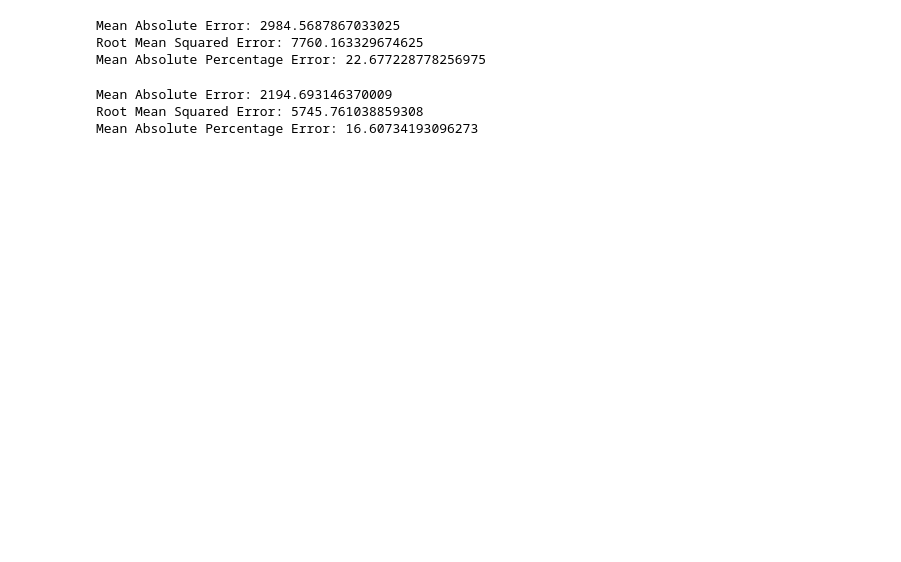
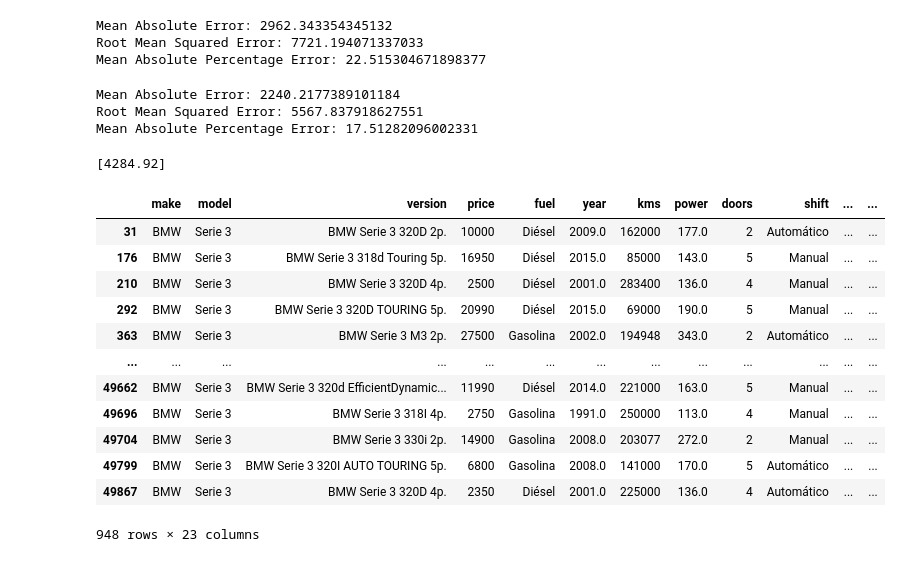
Before and after one commit to Triceratroll/car-price-prediction, a Jupyter notebook: demo_project.ipynb, the cells around one changed output. Drawn from its saved outputs; the diff is of its cells as text; code cells hidden in the pictures; blank space fills up the shorter version.

Commit message:
add: modelo con prediccion

```diff
--- a/demo_project.ipynb
+++ b/demo_project.ipynb
@@ -37,6 +66,9 @@ print(df.isnull().sum())
 # Delete column price_financed (not useful and lots of na)
 df.drop(['price_financed'], axis = 1, inplace = True)
 
+# Delete other non useful columns
+df.drop(columns=['url', 'company', 'publish_date', 'insert_date'], inplace=True)
+
 # Drop rows with missing values
 cars = df.dropna()
 
@@ -103,6 +191,7 @@ version_le = LabelEncoder()
 fuel_le = LabelEncoder()
 shift_le = LabelEncoder()
 color_le = LabelEncoder()
+province_le = LabelEncoder()
 
 # Fit the encoder to the "make" column
 make_le.fit(cars["make"])
@@ -111,6 +200,7 @@ version_le.fit(cars["version"])
 fuel_le.fit(cars["fuel"])
 shift_le.fit(cars["shift"])
 color_le.fit(cars["color"])
+province_le.fit(cars["province"])
 
 # Transform the "make" column into numeric values
 make_encoded = make_le.transform(cars["make"])
@@ -119,6 +209,7 @@ version_encoded = version_le.transform(cars["version"])
 fuel_encoded = fuel_le.transform(cars["fuel"])
 shift_encoded = shift_le.transform(cars["shift"])
 color_encoded = color_le.transform(cars["color"])
+province_encoded = province_le.transform(cars["province"])
 
 # Add the encoded values to the dataset
 cars["make_encoded"] = make_encoded
@@ -126,3 +217,5 @@ cars["model_encoded"] = model_encoded
 cars["version_encoded"] = version_encoded
 cars["fuel_encoded"] = fuel_encoded
 cars["shift_encoded"] = shift_encoded
+cars["color_encoded"] = color_encoded
+cars["province_encoded"] = province_encoded
@@ -134,7 +300,7 @@ from sklearn.tree import DecisionTreeRegressor
 
 
 # Select the variables to use in the model
-X = cars[["make_encoded", "model_encoded", "version_encoded", "fuel_encoded", "kms", "year", "power", "doors", "shift_encoded", "color_encoded"]]
+X = cars[["make_encoded", "model_encoded", "version_encoded", "fuel_encoded", "kms", "year", "power", "doors", "shift_encoded", "color_encoded", "is_professional", "province_encoded"]]
 y = cars["price"]
 
 # Split the data into training and testing sets
@@ -158,9 +324,9 @@ print("Mean Absolute Error:", mae)
 print("Root Mean Squared Error:", rmse)
 print("Mean Absolute Percentage Error:", mape)
 # %% [output]
-Mean Absolute Error: 2984.5687867033025
-Root Mean Squared Error: 7760.163329674625
-Mean Absolute Percentage Error: 22.677228778256975
+Mean Absolute Error: 2962.343354345132
+Root Mean Squared Error: 7721.194071337033
+Mean Absolute Percentage Error: 22.515304671898377
 # %%
 # Import the necessary libraries and packages
 
@@ -168,11 +334,11 @@ from sklearn.model_selection import train_test_split
 from sklearn.ensemble import RandomForestRegressor
 
 # Select the variables to use in the model
-X = cars[["make_encoded", "model_encoded", "version_encoded", "fuel_encoded", "kms", "year", "power", "doors", "shift_encoded", "color_encoded"]]
+X = cars[["make_encoded", "model_encoded", "version_encoded", "fuel_encoded",  "year", "kms", "power", "doors", "shift_encoded", "color_encoded", "is_professional", "province_encoded"]]
 y = cars["price"]
 
 # Split the data into training and testing sets
-X_train, X_test, y_train, y_test = train_test_split(X, y, test_size=0.2)
+X_train, X_test, y_train, y_test = train_test_split(X, y, test_size=0.3)
 
 # Train a random forest model
 model = RandomForestRegressor()
@@ -192,6 +358,60 @@ print("Mean Absolute Error:", mae)
 print("Root Mean Squared Error:", rmse)
 print("Mean Absolute Percentage Error:", mape)
 # %% [output]
-Mean Absolute Error: 2194.693146370009
-Root Mean Squared Error: 5745.761038859308
-Mean Absolute Percentage Error: 16.60734193096273
+Mean Absolute Error: 2240.2177389101184
+Root Mean Squared Error: 5567.837918627551
+Mean Absolute Percentage Error: 17.51282096002331
+# %%
+
+new_row_2 = {'make':'CITROEN', 'model': 'C1', 'version': 'CITROEN C1 PureTech 60KW 82CV Feel 5p.', 'fuel': 'Gasolina', 'year': 2000.0, 'kms': 55505, 'power': 82.0,
+'doors': 5, 'shift': 'Manual', 'color':'Blanco', 'is_professional': True, 'province': 'Tenerife'}
+
+new_row = {'make':'BMW', 'model': 'Serie 3', 'version': 'BMW Serie 3 320D 4p.', 'fuel': 'Diésel', 'year': 2004.0, 'kms': 220000.0, 'power': 150.0,
+'doors': 5, 'shift': 'Manual', 'color':'Azul', 'is_professional': False, 'province': 'Valencia'}
+
+my_car = pd.DataFrame(new_row, index=[0])
+
+# Transform the "make" column into numeric values
+make_encoded = make_le.transform(my_car["make"])
+model_encoded = model_le.transform(my_car["model"])
+version_encoded = version_le.transform(my_car["version"])
+fuel_encoded = fuel_le.transform(my_car["fuel"])
+shift_encoded = shift_le.transform(my_car["shift"])
+color_encoded = color_le.transform(my_car["color"])
+province_encoded = province_le.transform(my_car["province"])
+
+# Add the encoded values to the dataset
+my_car["make_encoded"] = make_encoded
+my_car["model_encoded"] = model_encoded
+my_car["version_encoded"] = version_encoded
+my_car["fuel_encoded"] = fuel_encoded
+my_car["shift_encoded"] = shift_encoded
+my_car["color_encoded"] = color_encoded
+my_car["province_encoded"] = province_encoded
+
+X = my_car[["make_encoded", "model_encoded", "version_encoded", "fuel_encoded",  "year", "kms", "power", "doors", "shift_encoded", "color_encoded", "is_professional", "province_encoded"]]
+
+my_car.head(1)
+
+y_pred = model.predict(X)
+
+print(y_pred)
+# %% [output]
+[4284.92]
+# %%
+
+cars.loc[cars['model'] == 'Serie 3']
+# %% [output]
+|  | make | model | version | price | fuel | year | kms | power | doors | shift | ... | ... |
+| 31 | BMW | Serie 3 | BMW Serie 3 320D 2p. | 10000 | Diésel | 2009.0 | 162000 | 177.0 | 2 | Automático | ... | ... |
+| 176 | BMW | Serie 3 | BMW Serie 3 318d Touring 5p. | 16950 | Diésel | 2015.0 | 85000 | 143.0 | 5 | Manual | ... | ... |
+| 210 | BMW | Serie 3 | BMW Serie 3 320D 4p. | 2500 | Diésel | 2001.0 | 283400 | 136.0 | 4 | Manual | ... | ... |
+| 292 | BMW | Serie 3 | BMW Serie 3 320D TOURING 5p. | 20990 | Diésel | 2015.0 | 69000 | 190.0 | 5 | Manual | ... | ... |
+| 363 | BMW | Serie 3 | BMW Serie 3 M3 2p. | 27500 | Gasolina | 2002.0 | 194948 | 343.0 | 2 | Automático | ... | ... |
+| ... | ... | ... | ... | ... | ... | ... | ... | ... | ... | ... | ... | ... |
+| 49662 | BMW | Serie 3 | BMW Serie 3 320d EfficientDynamic... | 11990 | Diésel | 2014.0 | 221000 | 163.0 | 5 | Manual | ... | ... |
+| 49696 | BMW | Serie 3 | BMW Serie 3 318I 4p. | 2750 | Gasolina | 1991.0 | 250000 | 113.0 | 4 | Manual | ... | ... |
+| 49704 | BMW | Serie 3 | BMW Serie 3 330i 2p. | 14900 | Gasolina | 2008.0 | 203077 | 272.0 | 2 | Manual | ... | ... |
+| 49799 | BMW | Serie 3 | BMW Serie 3 320I AUTO TOURING 5p. | 6800 | Gasolina | 2008.0 | 141000 | 170.0 | 5 | Automático | ... | ... |
+| 49867 | BMW | Serie 3 | BMW Serie 3 320D 4p. | 2350 | Diésel | 2001.0 | 225000 | 136.0 | 4 | Automático | ... | ... |
+948 rows × 23 columns
```
Also changed, not shown: parts of 9 cells of this notebook.
